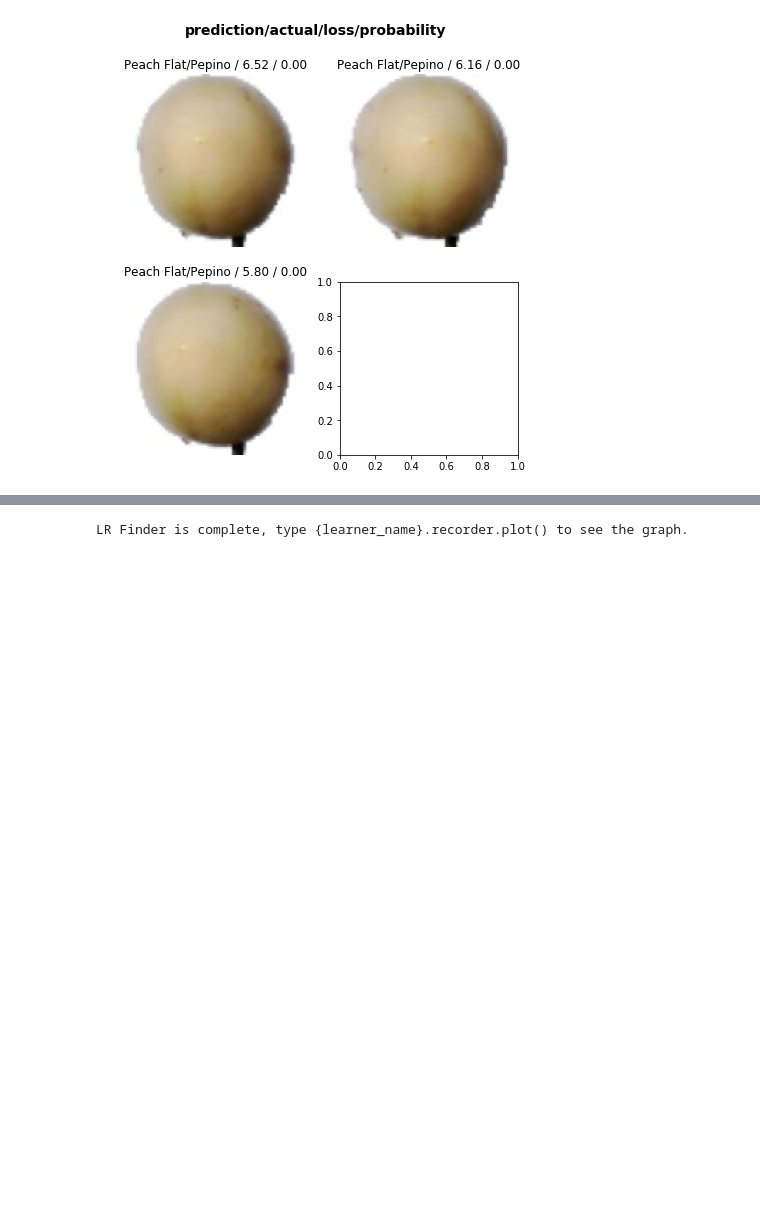
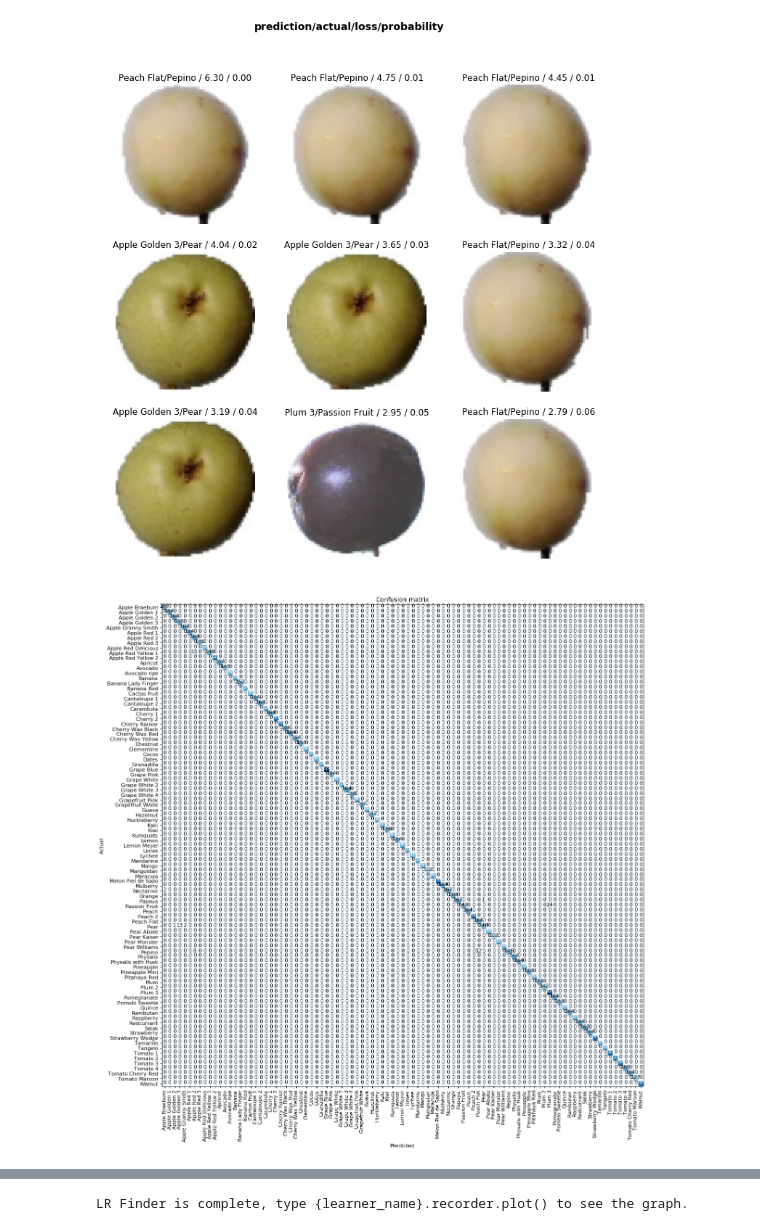
Before and after one commit to neronicolo/fastai_dl1_v3_notebooks, a Jupyter notebook: lesson1-fruits-360_nikola.ipynb, the cells around one changed output, grey strips where cells are left out. Drawn from its saved outputs; the diff is of its cells as text; code cells hidden in the pictures; blank space fills up the shorter version.

```diff
--- a/lesson1-fruits-360_nikola.ipynb
+++ b/lesson1-fruits-360_nikola.ipynb
@@ -67 +118,3 @@ PosixPath('/home/nbuser/courses/fast-ai/course-v3/nbs/data/fruits-360/models/sta
+# %%
+learn.load('resnet34-stage-1');
 # %% [markdown]
@@ -70,5 +124,5 @@ PosixPath('/home/nbuser/courses/fast-ai/course-v3/nbs/data/fruits-360/models/sta
 interp = ClassificationInterpretation.from_learner(learn)
 # %%
-interp.plot_top_losses(3, figsize=(7,7))
+interp.plot_top_losses(9, figsize=(12,12))
 # %% [output]
-[figure, old version]
+[figure, new version]
@@ -77,3 +129,7 @@ interp.plot_top_losses(3, figsize=(7,7))
+# %%
+interp.plot_confusion_matrix(figsize=(15,15), dpi=80)
+# %% [output]
+[figure, added]
 # %%
 interp.most_confused(min_val=2)
 # %% [output]
```
Also changed, not shown: parts of 65 cells of this notebook, 1 other file.
